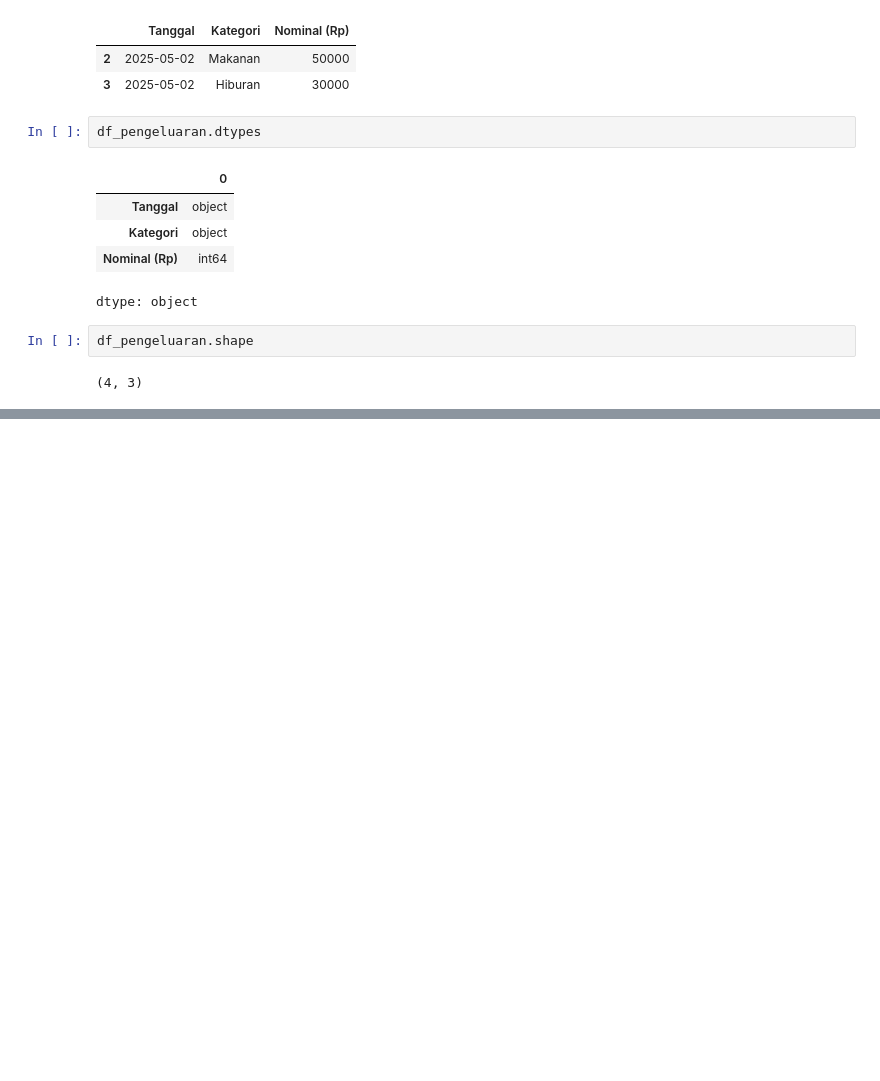
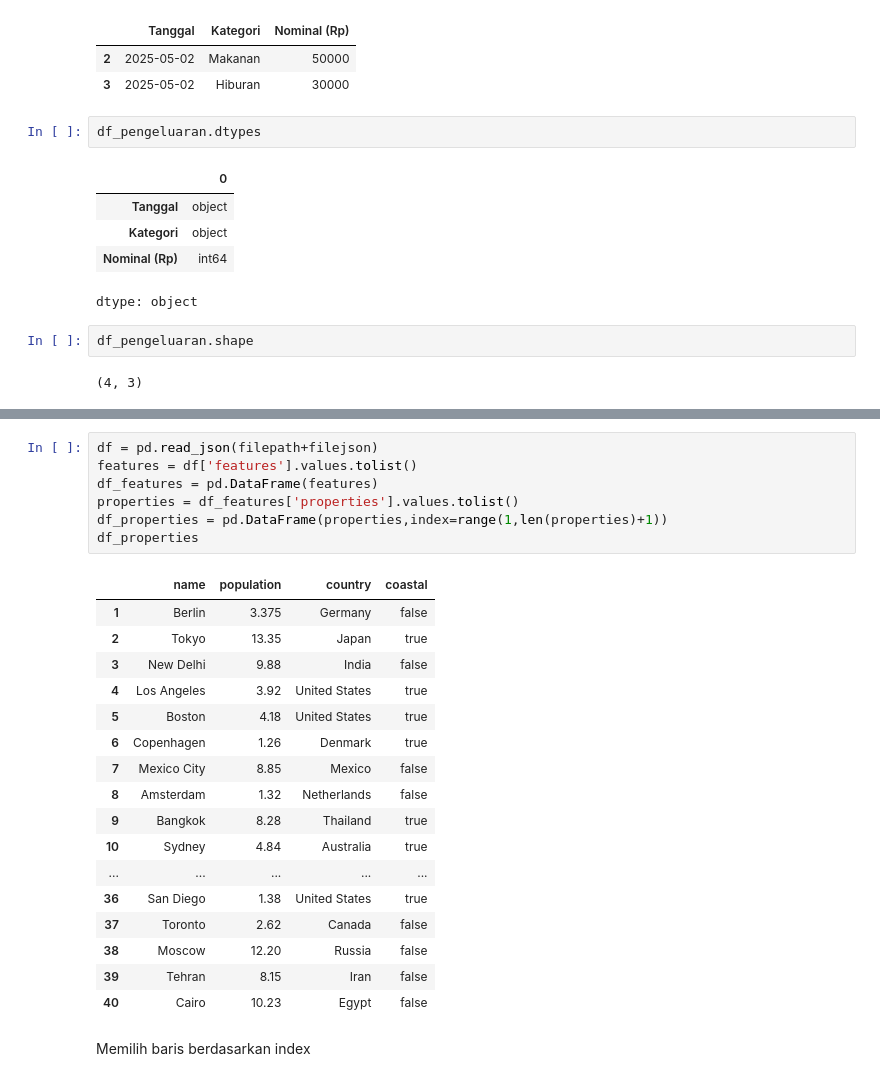
Before and after one commit to gamal20/latihan, a Jupyter notebook: Pelatihan2.ipynb, the cells around one changed output, grey strips where cells are left out. Cells and saved outputs as stored; diff of their text form; blank space fills up the shorter version.

```diff
--- a/Pelatihan2.ipynb
+++ b/Pelatihan2.ipynb
@@ -179,0 +197,27 @@ with open(filepath+filecsv, mode='r') as file:
+# %%
+df = pd.read_json(filepath+filejson)
+features = df['features'].values.tolist()
+df_features = pd.DataFrame(features)
+properties = df_features['properties'].values.tolist()
+df_properties = pd.DataFrame(properties,index=range(1,len(properties)+1))
+df_properties
+# %% [output]
+|  | name | population | country | coastal |
+| 1 | Berlin | 3.375 | Germany | false |
+| 2 | Tokyo | 13.35 | Japan | true |
+| 3 | New Delhi | 9.88 | India | false |
+| 4 | Los Angeles | 3.92 | United States | true |
+| 5 | Boston | 4.18 | United States | true |
+| 6 | Copenhagen | 1.26 | Denmark | true |
+| 7 | Mexico City | 8.85 | Mexico | false |
+| 8 | Amsterdam | 1.32 | Netherlands | false |
+| 9 | Bangkok | 8.28 | Thailand | true |
+| 10 | Sydney | 4.84 | Australia | true |
+| ... | ... | ... | ... | ... |
+| 36 | San Diego | 1.38 | United States | true |
+| 37 | Toronto | 2.62 | Canada | false |
+| 38 | Moscow | 12.20 | Russia | false |
+| 39 | Tehran | 8.15 | Iran | false |
+| 40 | Cairo | 10.23 | Egypt | false |
+# %% [markdown]
+Memilih baris berdasarkan index
```
Also changed, not shown: parts of 10 cells of this notebook.
